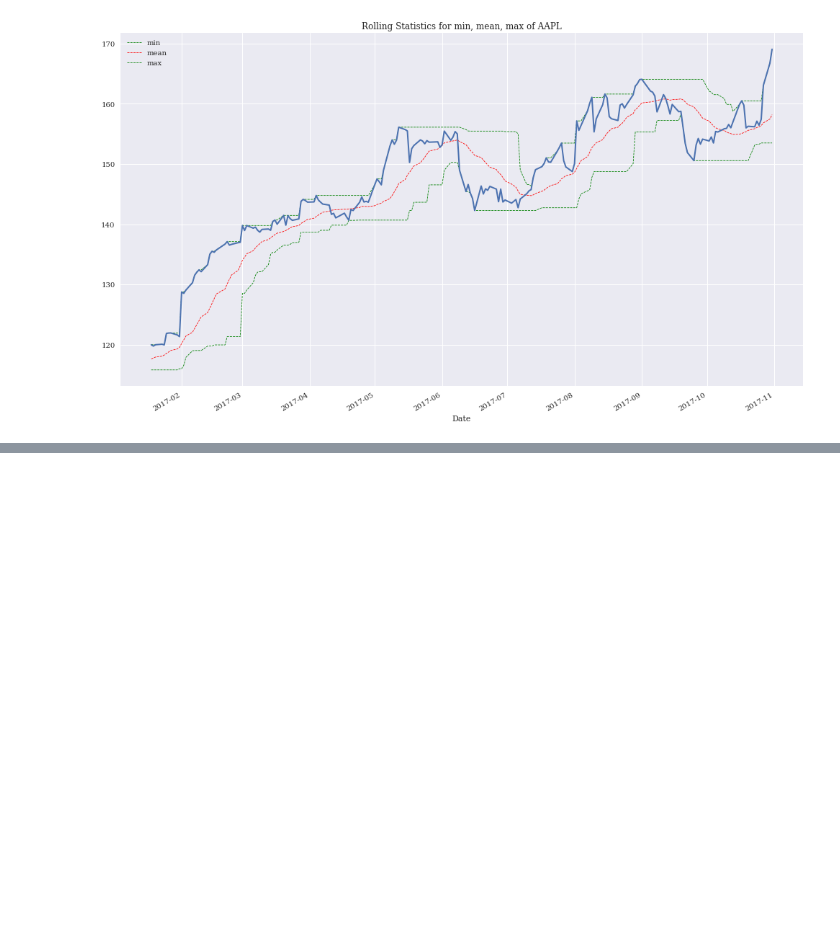
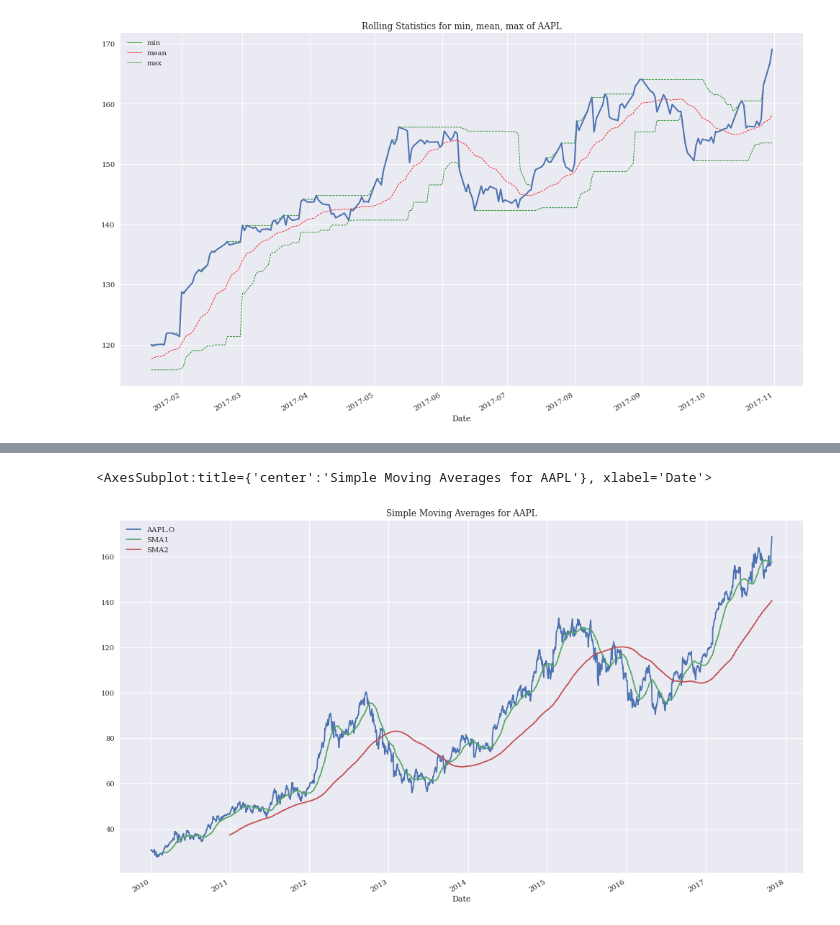
Before and after one commit to GeorgeMavroidis/PythonForFinance, a Jupyter notebook: 5. Financial Time Series.ipynb, the cells around one changed output, grey strips where cells are left out. Drawn from its saved outputs; the diff is of its cells as text; code cells hidden in the pictures; blank space fills up the shorter version.

Commit message:
moving averages

```diff
--- a/5. Financial Time Series.ipynb
+++ b/5. Financial Time Series.ipynb
@@ -281,0 +281,4 @@ at the day for which there is enough data given the specific parameterization:
+# %%
+data['SMA1'] = data[sym].rolling(window=42).mean() # Calculates the first simple moving average
+data['SMA2'] = data[sym].rolling(window=252).mean() # Calculates the second simple moving average
+data[[sym, 'SMA1', 'SMA2']].tail()
@@ -281,0 +293,5 @@ at the day for which there is enough data given the specific parameterization:
+# %%
+data[[sym, 'SMA1', 'SMA2']].plot(figsize=(17, 10), title="Simple Moving Averages for AAPL") # Plot the two moving averages
+# %% [output]
+<AxesSubplot:title={'center':'Simple Moving Averages for AAPL'}, xlabel='Date'>
+[figure, added]
```
Also changed, not shown: parts of 2 cells of this notebook.
